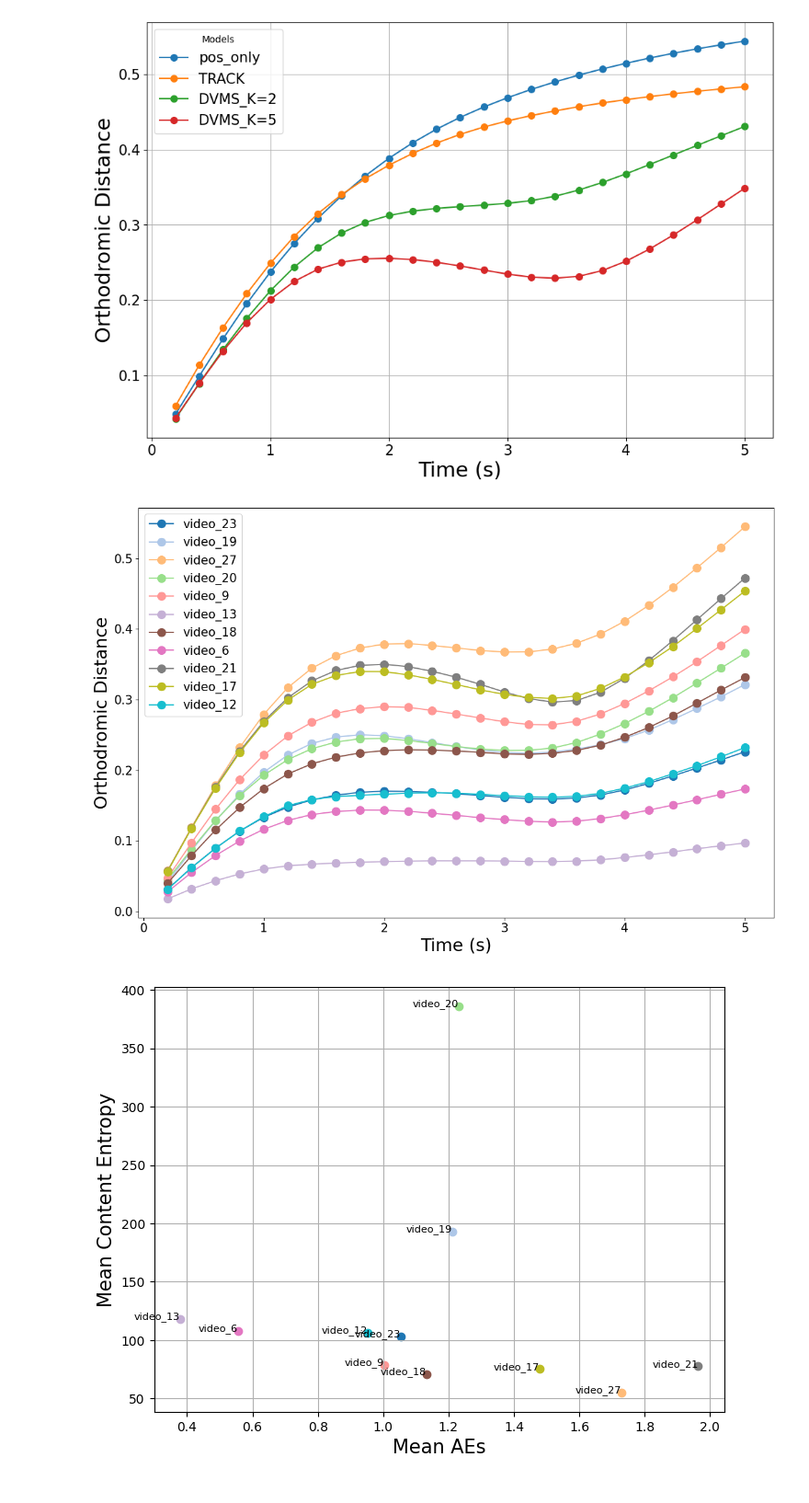
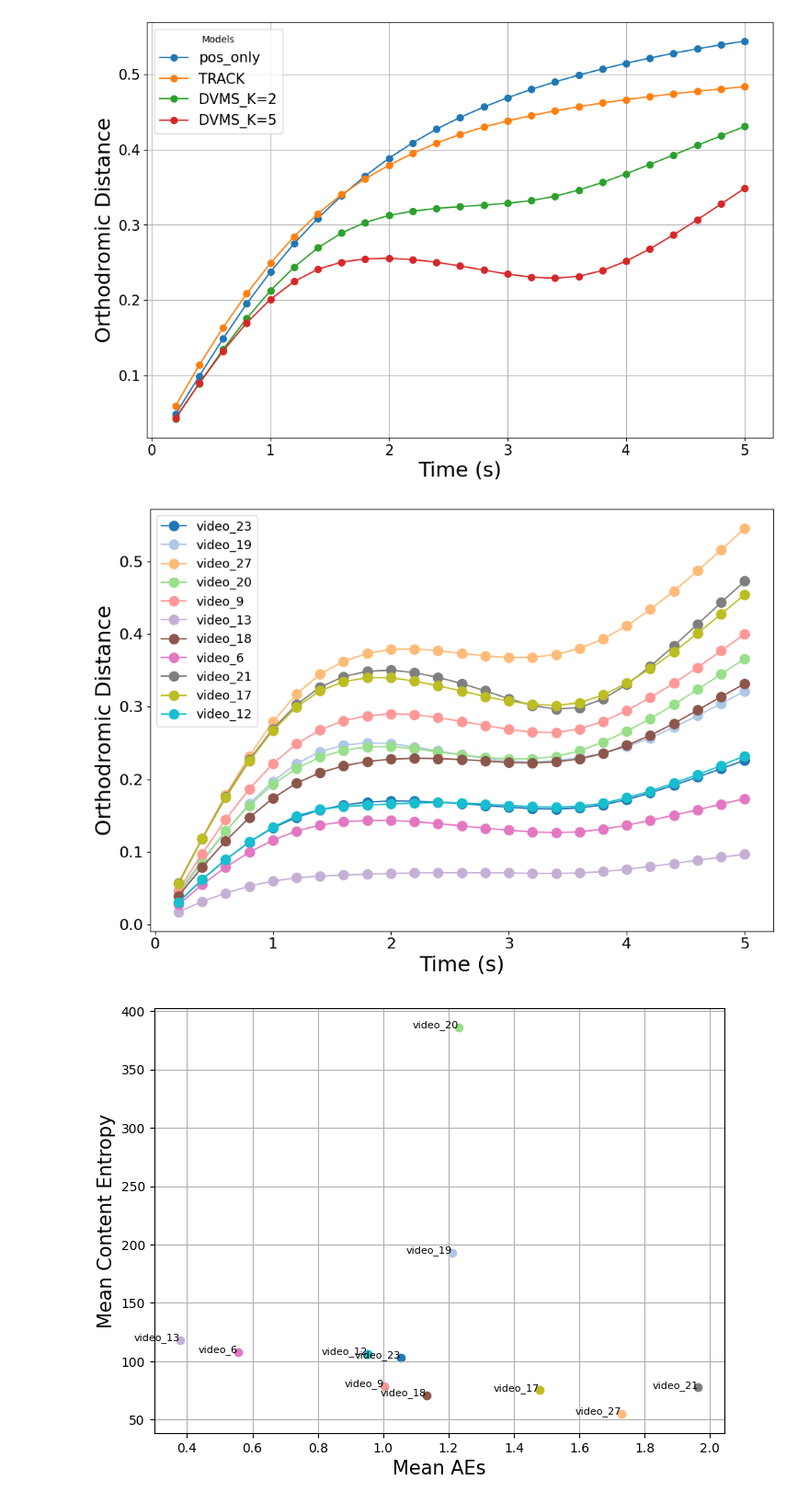
Before and after one commit to varun-pradhan-117/XR-pipeline, a Jupyter notebook: plotting.ipynb, the cells around one changed output. Shown at 92% size. Saved outputs shown, nothing was run; the diff lists cells and outputs as text; code cells hidden in the pictures.

```diff
--- a/plotting.ipynb
+++ b/plotting.ipynb
@@ -437,7 +437,7 @@ for idx,dataset in enumerate(datasets):
         timestamps = np.arange(0.2, 5.1, 0.2)  # Adjust according to your timestamp range and fps
 
         # Plotting
-        plt.figure(figsize=(12, 8))
+        plt.figure(figsize=(10, 8))
         # Plot each model's dist_values with a label
         for model_name, dist_values in reordered_values.items():
             #model_name=get_model_name(model)
@@ -586,21 +586,23 @@ def plot_video_charts(dataset, markersize=7,fontsize=22):
             else:
                 print(f"File {dist_values_path} does not exist.")
     for model, dist_values_per_video in model_dist_values.items():
-            fig, ax = plt.subplots(figsize=(12, 8))
+            fig, ax = plt.subplots(figsize=(10, 7))
             plot_combined_distances_for_model(dist_values_per_video, video_colors, model, ax, dataset)
 
             plot_file = os.path.join(output_path, f'{dataset}_{model}_combined_distances.png')
             plt.tight_layout()
             plt.xticks(fontsize=fontsize-7)
             plt.yticks(fontsize=fontsize-7)
+            ax.legend(loc='best',fontsize=fontsize-10)
             plt.savefig(plot_file)
+
             plt.show()
 
             #print(f"Combined distances plot saved at: {plot_file}")
 # %%
-plot_video_charts('Jin_22',markersize=7,fontsize=22)
+plot_video_charts('Jin_22',markersize=7,fontsize=23)
 # %% [output]
-[figure, old version]
+[figure, new version]
 # %%
 def fetch_entropies(datasets_folder,dataset, videos):
     dataset_folder = os.path.join(datasets_folder, dataset)
```
Also changed, not shown: parts of 1 cell of this notebook, 1 other file.
